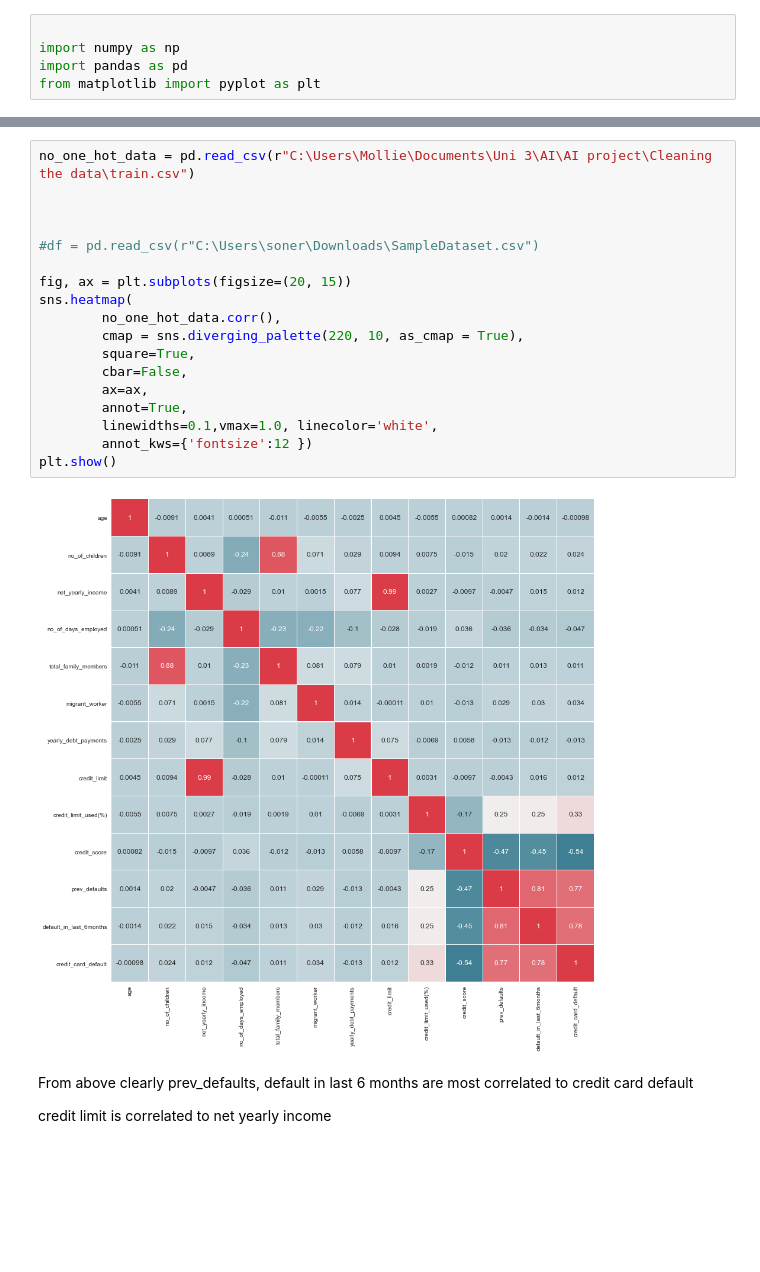
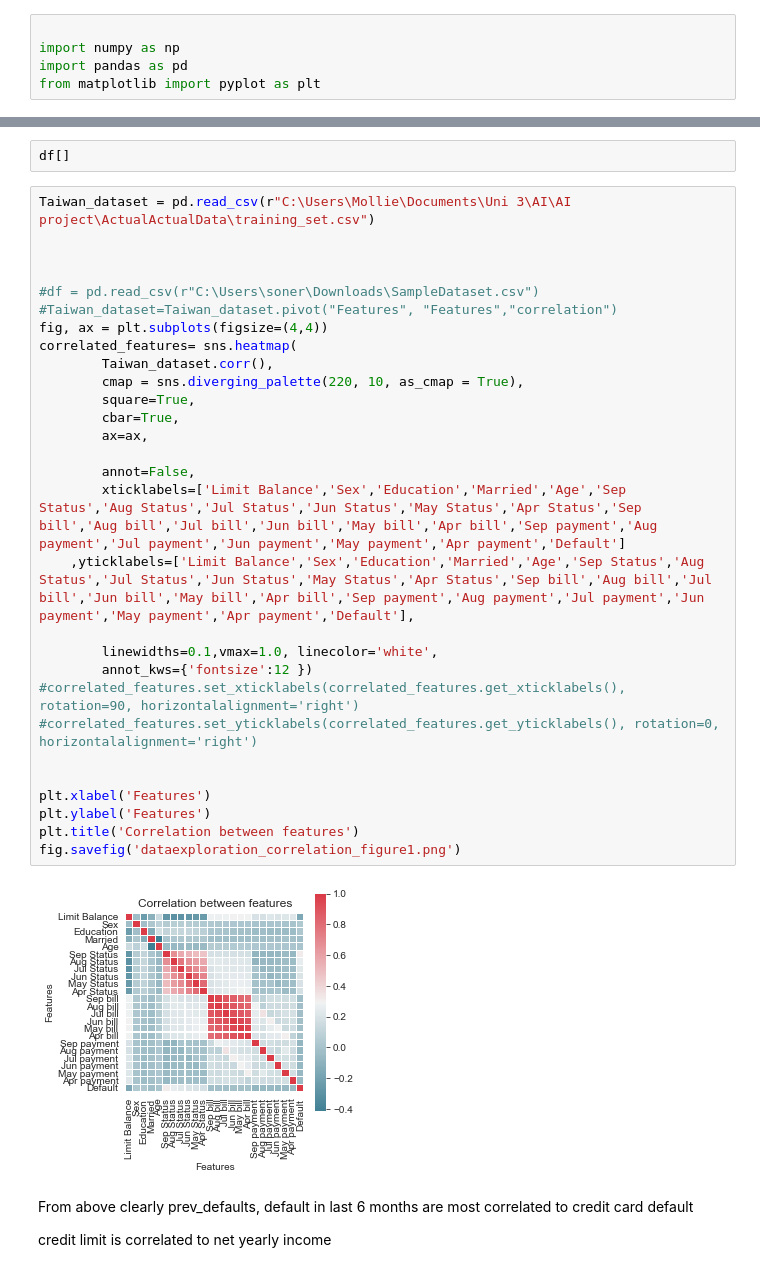
Before and after one commit to EMAT31530/ai-group-project-group-28, a Jupyter notebook: Data_exploration.ipynb, the cells around one changed output, grey strips where cells are left out. Saved outputs shown, nothing was run; the diff lists cells and outputs as text; blank space fills up the shorter version.

```diff
--- a/Data_exploration.ipynb
+++ b/Data_exploration.ipynb
@@ -26,23 +39,36 @@ sns.countplot(x=y)
-# %%
-no_one_hot_data = pd.read_csv(r"C:\Users\Mollie\Documents\Uni 3\AI\AI project\Cleaning the data\train.csv")
-
-
-
-#df = pd.read_csv(r"C:\Users\soner\Downloads\SampleDataset.csv")
-
-fig, ax = plt.subplots(figsize=(20, 15))
-sns.heatmap(
-        no_one_hot_data.corr(),
-        cmap = sns.diverging_palette(220, 10, as_cmap = True),
-        square=True,
-        cbar=False,
-        ax=ax,
-        annot=True,
-        linewidths=0.1,vmax=1.0, linecolor='white',
-        annot_kws={'fontsize':12 })
-plt.show()
-# %% [output]
-[figure, removed]
+# %%
+df[]
+# %%
+Taiwan_dataset = pd.read_csv(r"C:\Users\Mollie\Documents\Uni 3\AI\AI project\ActualActualData\training_set.csv")
+
+
+
+#df = pd.read_csv(r"C:\Users\soner\Downloads\SampleDataset.csv")
+#Taiwan_dataset=Taiwan_dataset.pivot("Features", "Features","correlation")
+fig, ax = plt.subplots(figsize=(4,4))
+correlated_features= sns.heatmap(
+        Taiwan_dataset.corr(),
+        cmap = sns.diverging_palette(220, 10, as_cmap = True),
+        square=True,
+        cbar=True,
+        ax=ax,
+
+        annot=False,
+        xticklabels=['Limit Balance','Sex','Education','Married','Age','Sep Status','Aug Status','Jul Status','Jun Status','May Status','Apr Status','Sep bill','Aug bill','Jul bill','Jun bill','May bill','Apr bill','Sep payment','Aug payment','Jul payment','Jun payment','May payment','Apr payment','Default']
+    ,yticklabels=['Limit Balance','Sex','Education','Married','Age','Sep Status','Aug Status','Jul Status','Jun Status','May Status','Apr Status','Sep bill','Aug bill','Jul bill','Jun bill','May bill','Apr bill','Sep payment','Aug payment','Jul payment','Jun payment','May payment','Apr payment','Default'],
+
+        linewidths=0.1,vmax=1.0, linecolor='white',
+        annot_kws={'fontsize':12 })
+#correlated_features.set_xticklabels(correlated_features.get_xticklabels(), rotation=90, horizontalalignment='right')
+#correlated_features.set_yticklabels(correlated_features.get_yticklabels(), rotation=0, horizontalalignment='right')
+
+
+plt.xlabel('Features')
+plt.ylabel('Features')
+plt.title('Correlation between features')
+fig.savefig('dataexploration_correlation_figure1.png')
+# %% [output]
+[figure, added]
 # %% [markdown]
 From above clearly prev_defaults, default in last 6 months are most correlated to credit card default
 
```
Also changed, not shown: parts of 7 cells of this notebook, 33 other files.
